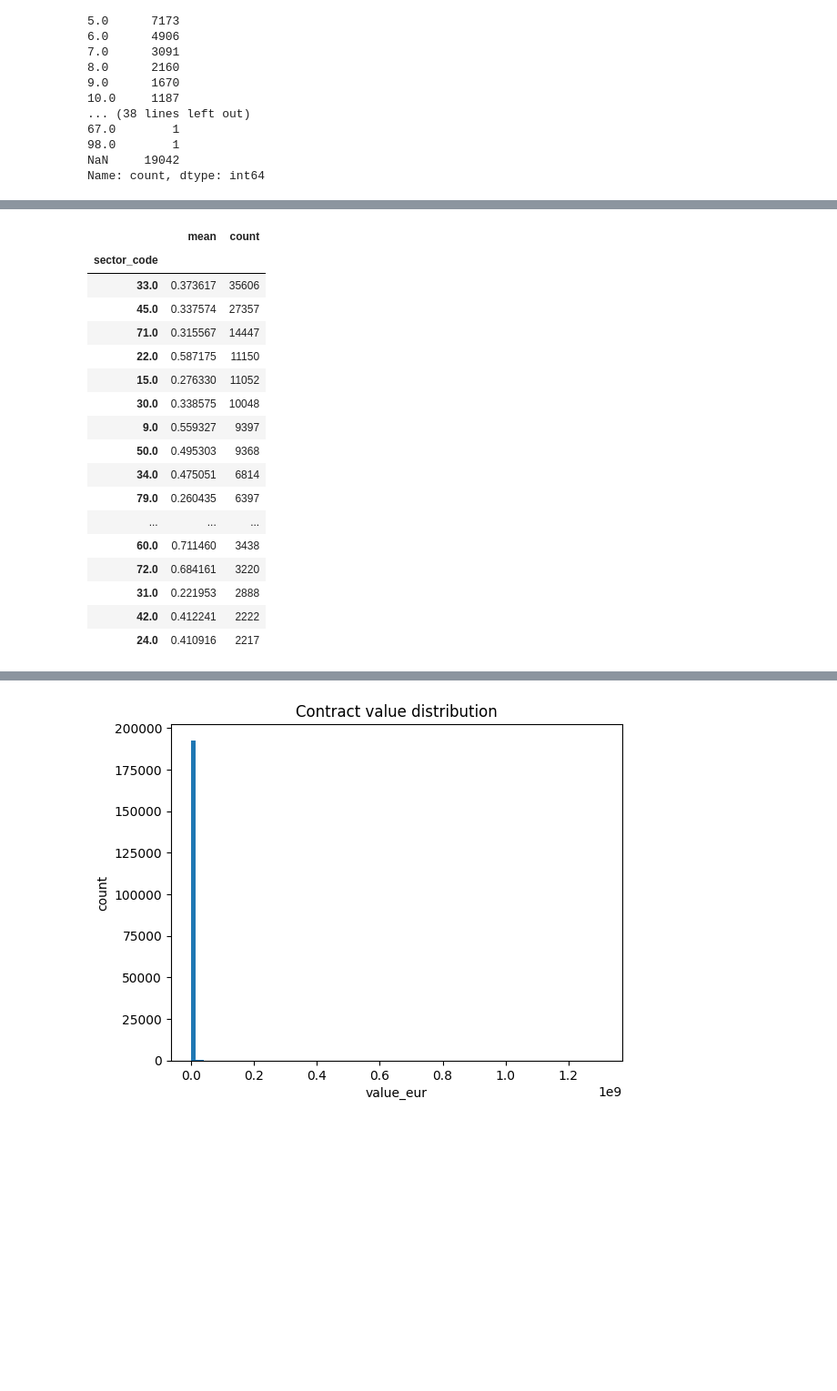
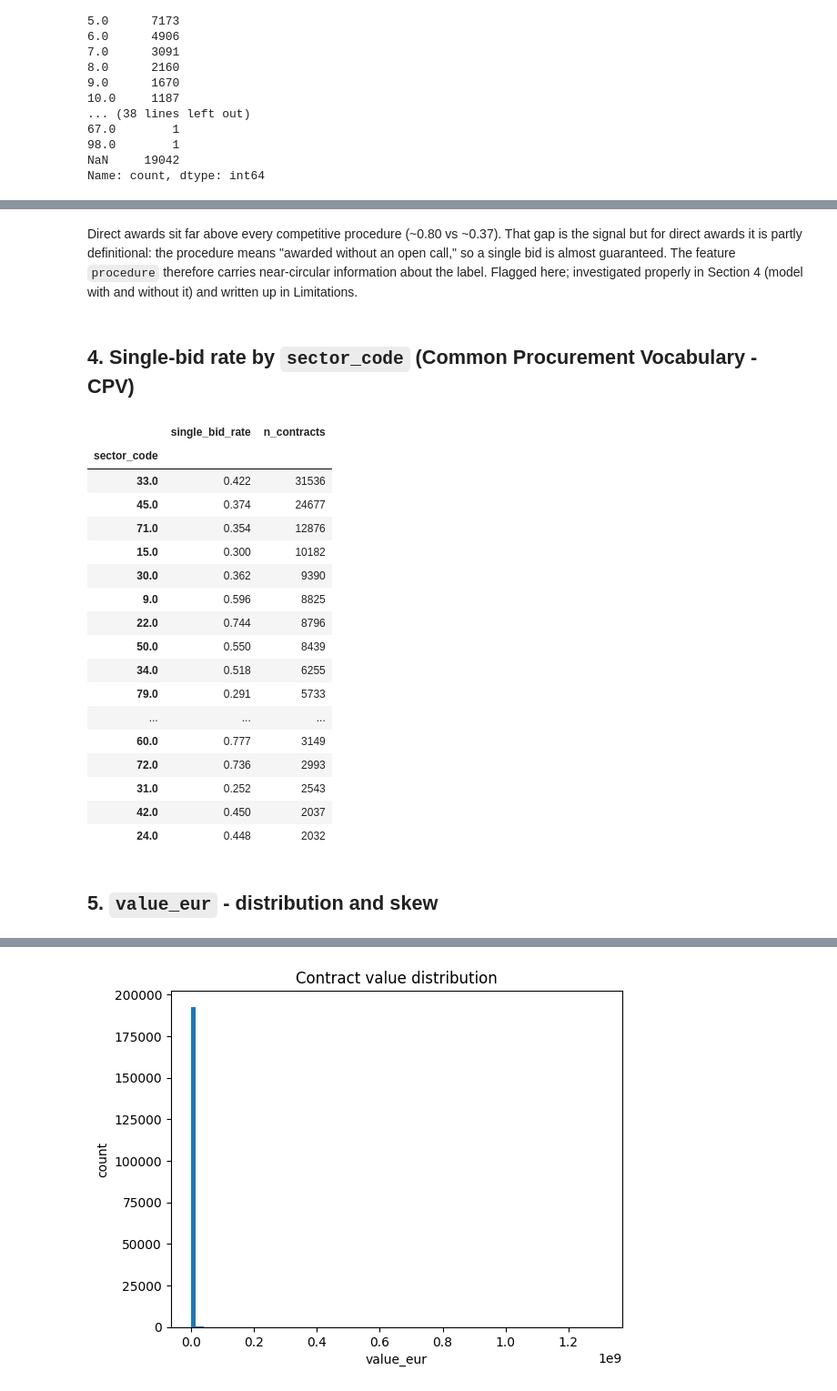
Before and after one commit to DenisMilanov/bg-procurement-single-bid, a Jupyter notebook: notebooks/01-initial-exploration.ipynb, the cells around one changed output, grey strips where cells are left out. Shown: that part at 91% size. Saved outputs shown, nothing was run; the diff lists cells and outputs as text; code cells hidden in the pictures; blank space fills up the shorter version.

Commit message:
data: clean missing bids + join authority attributes + enrich section 1 notebook

```diff
--- a/notebooks/01-initial-exploration.ipynb
+++ b/notebooks/01-initial-exploration.ipynb
@@ -3,4 +25,6 @@ import pandas as pd
 import matplotlib.pyplot as plt
 
 # Notebook lives in notebooks/, data is one level up in data/
-df = pd.read_csv("../data/raw/sigma-contracts.csv")
+contracts = pd.read_csv("../data/raw/sigma-contracts.csv")
+authorities = pd.read_csv("../data/raw/sigma-authorities.csv")
+companies = pd.read_csv("../data/raw/sigma-companies.csv")
@@ -57,0 +172,11 @@ Name: count, dtype: int64
+# %%
+# Define the target, then measure balance on rows that actually have a count.
+contracts["single_bid"] = contracts["bids_received"] == 1
+
+known = contracts[contracts["bids_received"].notna()]
+n_single = known["single_bid"].sum()
+single_rate = known["single_bid"].mean()
+
+print(f"single-bid contracts (known count): {n_single:,}")
+print(f"single-bid rate (known count):      {single_rate:.4f}  (~{single_rate:.0%})")
+print(f"=> class balance approx {single_rate:.0%} / {1 - single_rate:.0%} - well balanced")
@@ -74,25 +228,38 @@ df["single_bid"] = df["bids_received"] == 1
+# %% [markdown]
+Direct awards sit far above every competitive procedure
+(~0.80 vs ~0.37). That gap is the signal but for direct awards it is partly
+definitional: the procedure means "awarded without an open call," so a single
+bid is almost guaranteed. The feature `procedure` therefore carries near-circular
+information about the label. Flagged here; investigated properly in Section 4
+(model with and without it) and written up in Limitations.
+# %% [markdown]
+## 4. Single-bid rate by `sector_code` (Common Procurement Vocabulary - CPV)
 # %%
-(df.groupby("sector_code")["single_bid"]
-   .agg(["mean", "count"])
-   .sort_values("count", ascending=False)
-   .head(20))
+# Single-bid rate by sector, largest sectors first (known-count rows only).
+(known.groupby("sector_code")["single_bid"]
+       .agg(single_bid_rate="mean", n_contracts="count")
+       .sort_values("n_contracts", ascending=False)
+       .head(20)
+       .round(3))
 # %% [output]
-|  | mean | count |
+|  | single_bid_rate | n_contracts |
 | sector_code |  |  |
-| 33.0 | 0.373617 | 35606 |
-| 45.0 | 0.337574 | 27357 |
-| 71.0 | 0.315567 | 14447 |
-| 22.0 | 0.587175 | 11150 |
-| 15.0 | 0.276330 | 11052 |
-| 30.0 | 0.338575 | 10048 |
-| 9.0 | 0.559327 | 9397 |
-| 50.0 | 0.495303 | 9368 |
-| 34.0 | 0.475051 | 6814 |
-| 79.0 | 0.260435 | 6397 |
+| 33.0 | 0.422 | 31536 |
+| 45.0 | 0.374 | 24677 |
+| 71.0 | 0.354 | 12876 |
+| 15.0 | 0.300 | 10182 |
+| 30.0 | 0.362 | 9390 |
+| 9.0 | 0.596 | 8825 |
+| 22.0 | 0.744 | 8796 |
+| 50.0 | 0.550 | 8439 |
+| 34.0 | 0.518 | 6255 |
+| 79.0 | 0.291 | 5733 |
 | ... | ... | ... |
-| 60.0 | 0.711460 | 3438 |
-| 72.0 | 0.684161 | 3220 |
-| 31.0 | 0.221953 | 2888 |
-| 42.0 | 0.412241 | 2222 |
-| 24.0 | 0.410916 | 2217 |
+| 60.0 | 0.777 | 3149 |
+| 72.0 | 0.736 | 2993 |
+| 31.0 | 0.252 | 2543 |
+| 42.0 | 0.450 | 2037 |
+| 24.0 | 0.448 | 2032 |
+# %% [markdown]
+## 5. `value_eur` - distribution and skew
 # %%
```
Also changed, not shown: parts of 24 cells of this notebook, 4 other files.
